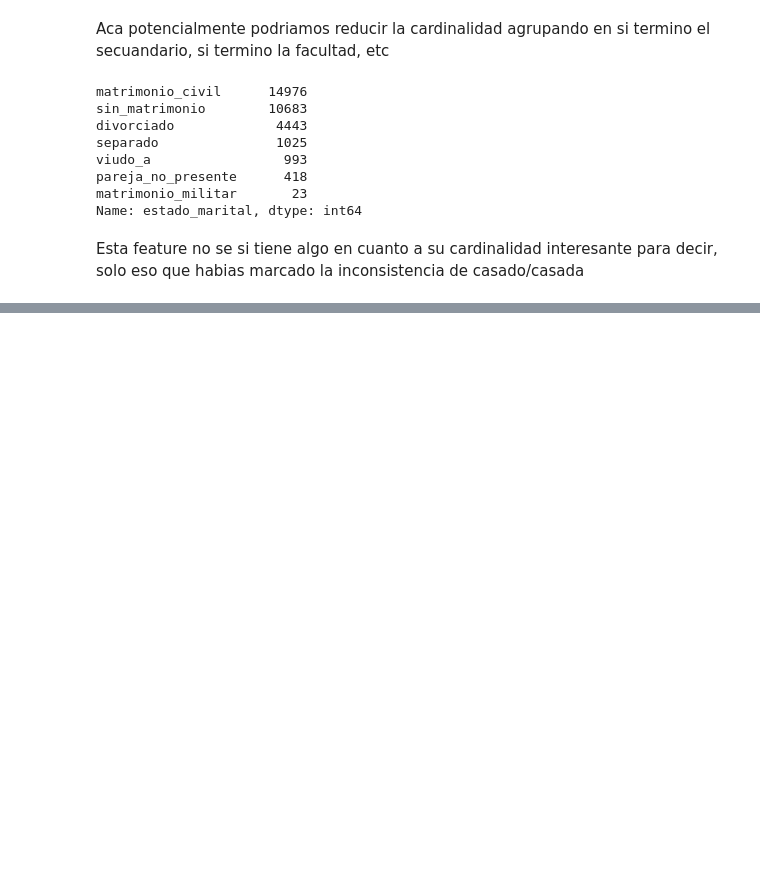
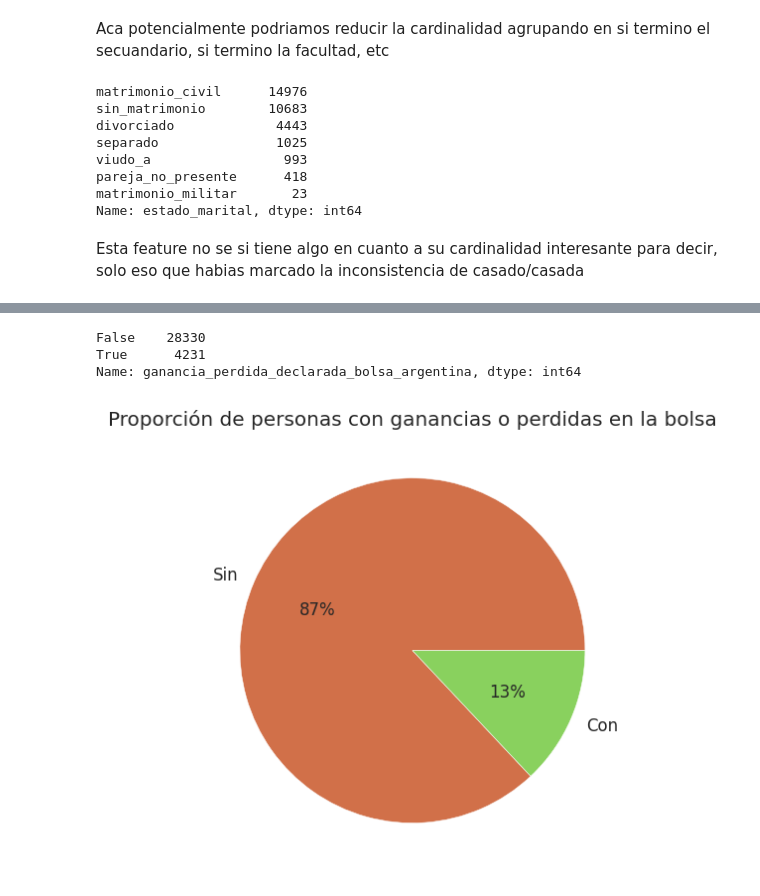
Before and after one commit to fjpacheco/machine-learning, a Jupyter notebook: preguntasAxel.ipynb, the cells around one changed output, grey strips where cells are left out. Cells and saved outputs as stored; diff of their text form; code cells hidden in the pictures; blank space fills up the shorter version.

Commit message:
Trabajando sobre las ganancias/perdidas en la bolsa y sus relaciones con otras features

```diff
--- a/preguntasAxel.ipynb
+++ b/preguntasAxel.ipynb
@@ -165,0 +169,14 @@ Esta feature no se si tiene algo en cuanto a su cardinalidad interesante para de
+# %%
+ (df['ganancia_perdida_declarada_bolsa_argentina'] != 0).value_counts()
+# %% [output]
+False    28330
+True      4231
+Name: ganancia_perdida_declarada_bolsa_argentina, dtype: int64
+# %%
+plt.figure(figsize=(6.4, 4.8), dpi=120)
+plt.title('Proporción de personas con ganancias o perdidas en la bolsa')
+plt.pie((df['ganancia_perdida_declarada_bolsa_argentina'] != 0).value_counts(), labels= ['Sin', 'Con'], colors=['#D17049',"#89D15E"],autopct='%1.0f%%')
+plt.ylabel('')
+plt.show()
+# %% [output]
+[figure, added]
```
Also changed, not shown: parts of 19 cells of this notebook, 1 other file.
